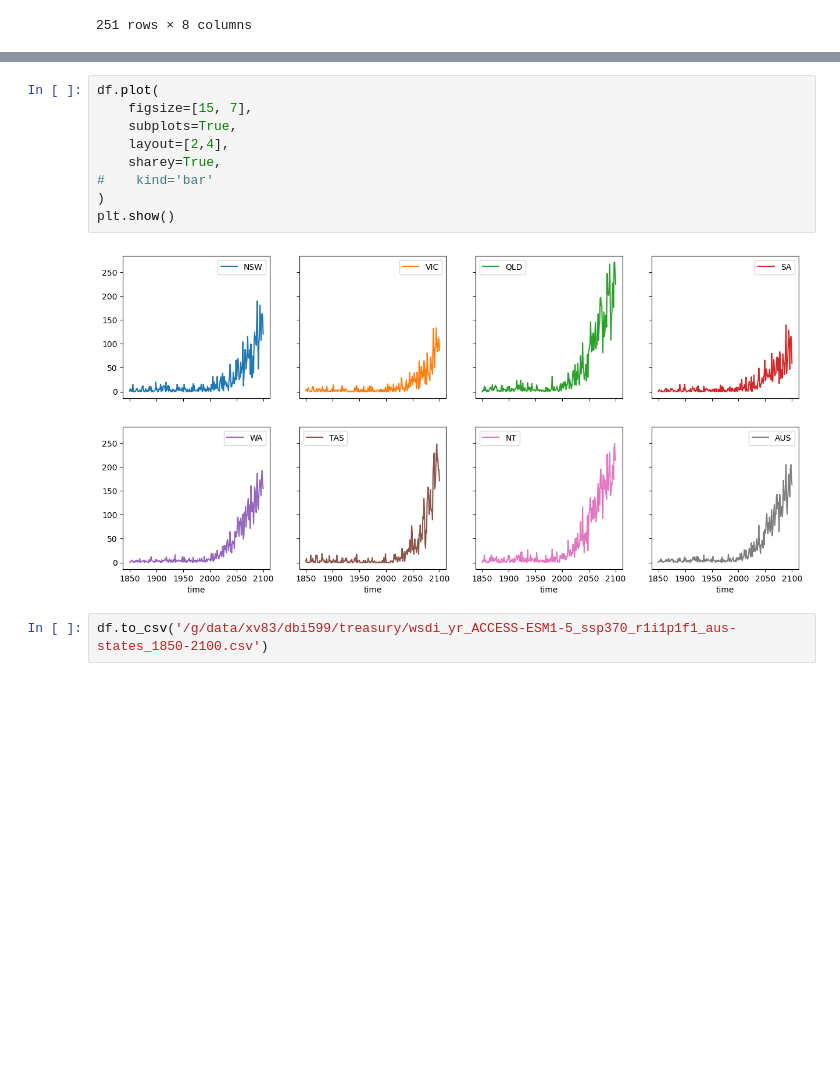
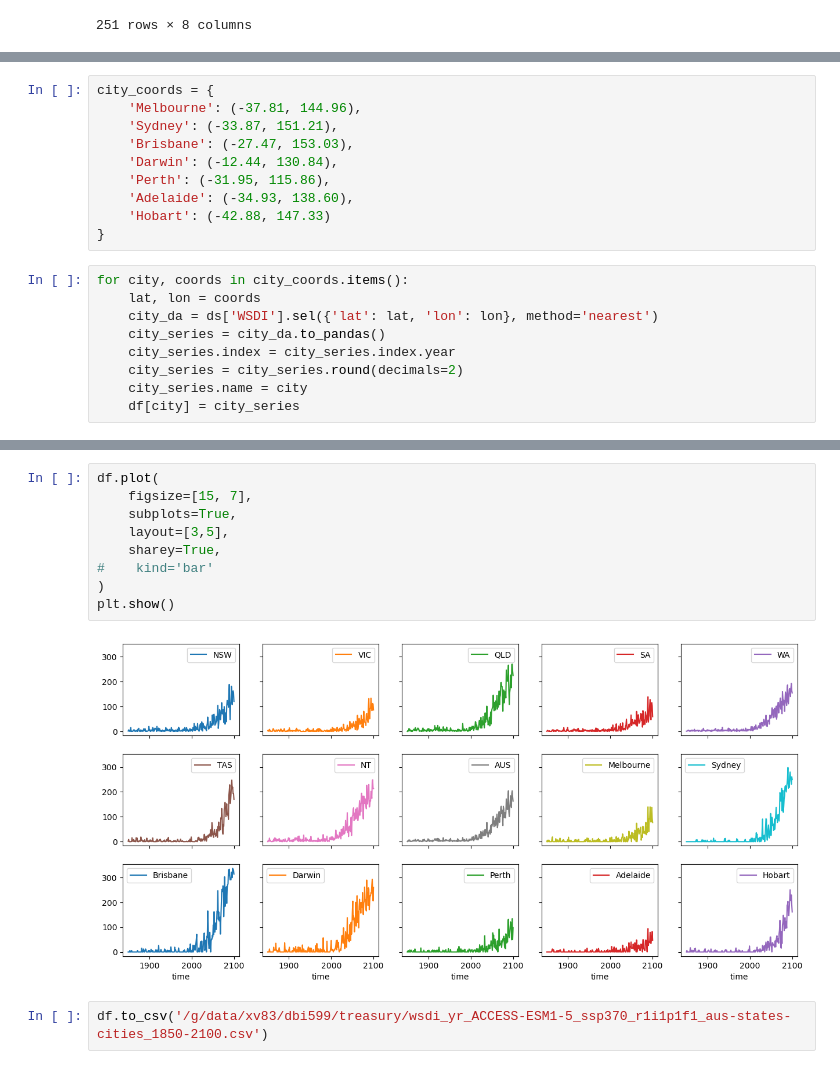
Before and after one commit to DamienIrving/treasury, a Jupyter notebook: wsdi_cmip6.ipynb, the cells around one changed output, grey strips where cells are left out. Drawn from its saved outputs; the diff is of its cells as text; blank space fills up the shorter version.

Commit message:
Add cities

```diff
--- a/wsdi_cmip6.ipynb
+++ b/wsdi_cmip6.ipynb
@@ -187,0 +190,19 @@ df
+# %%
+city_coords = {
+    'Melbourne': (-37.81, 144.96),
+    'Sydney': (-33.87, 151.21),
+    'Brisbane': (-27.47, 153.03),
+    'Darwin': (-12.44, 130.84),
+    'Perth': (-31.95, 115.86),
+    'Adelaide': (-34.93, 138.60),
+    'Hobart': (-42.88, 147.33)
+}
+# %%
+for city, coords in city_coords.items():
+    lat, lon = coords
+    city_da = ds['WSDI'].sel({'lat': lat, 'lon': lon}, method='nearest')
+    city_series = city_da.to_pandas()
+    city_series.index = city_series.index.year
+    city_series = city_series.round(decimals=2)
+    city_series.name = city
+    df[city] = city_series
@@ -188,13 +226,13 @@ df
 # %%
 df.plot(
     figsize=[15, 7],
     subplots=True,
-    layout=[2,4],
+    layout=[3,5],
     sharey=True,
 #    kind='bar'
 )
 plt.show()
 # %% [output]
-[figure, old version]
+[figure, new version]
 # %%
-df.to_csv('/g/data/xv83/dbi599/treasury/wsdi_yr_ACCESS-ESM1-5_ssp370_r1i1p1f1_aus-states_1850-2100.csv')
+df.to_csv('/g/data/xv83/dbi599/treasury/wsdi_yr_ACCESS-ESM1-5_ssp370_r1i1p1f1_aus-states-cities_1850-2100.csv')
```
Also changed, not shown: parts of 3 cells of this notebook.
